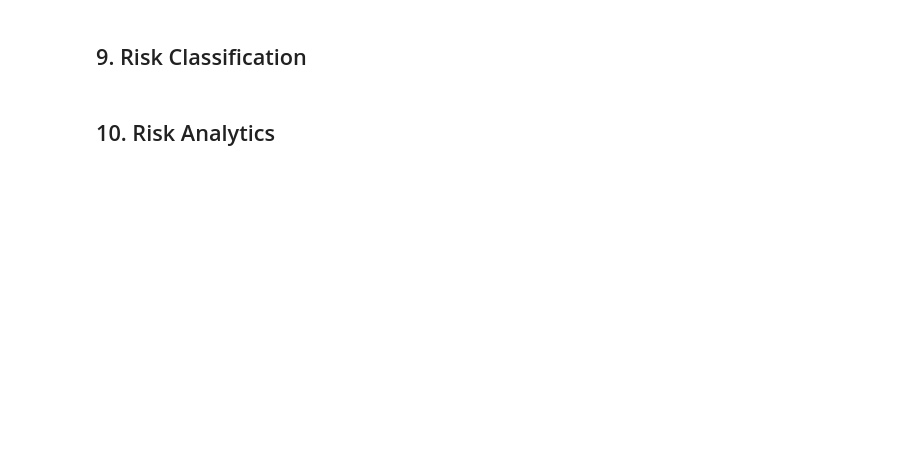
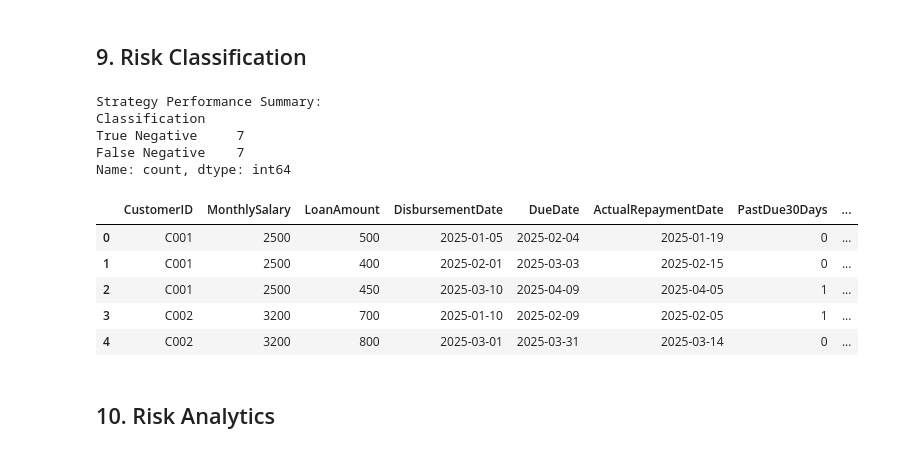
Before and after one commit to netsanetw/loan-risk-analysis, a Jupyter notebook: notebooks/analysis.ipynb, the cells around one changed output. Saved outputs shown, nothing was run; the diff lists cells and outputs as text; code cells hidden in the pictures; blank space fills up the shorter version.

```diff
--- a/notebooks/analysis.ipynb
+++ b/notebooks/analysis.ipynb
@@ -82,25 +152,38 @@ df_sim.head()
 # %% [markdown]
 ## 9. Risk Classification
 # %%
-# Add Rule-Based Approval
-df_sim["IsApproved_By_Rule"] = df_sim["LoanAmount"] <= df_sim["AllowedLimit"]
-
-# Define Actual Risk (mapped from 'ever_30dpd' in cleaning step or present in sim results)
-df_sim["Actual_Bad"] = df_sim["ever_30dpd"] == True
-
-# Classification logic
+df_sim = simulate(df)
+# 2. Sort and reset the index
+df_sim = df_sim.sort_values(['CustomerID', 'DisbursementDate']).reset_index(drop=True)
+# 3. Add the Classification Logic
 def classify(row):
-    if not row["IsApproved_By_Rule"] and row["Actual_Bad"]:
-        return "True Positive"
-    elif not row["IsApproved_By_Rule"] and not row["Actual_Bad"]:
-        return "False Positive"
-    elif row["IsApproved_By_Rule"] and row["Actual_Bad"]:
-        return "False Negative"
+    # Rule Reject? (Approved = False)
+    # Actual Good? (LatePayment = False)
+    if not row["Approved"] and row["LatePayment"]:
+        return "True Positive"   # Correctly caught a bad loan
+    elif not row["Approved"] and not row["LatePayment"]:
+        return "False Positive"  # Accidentally rejected a good loan
+    elif row["Approved"] and row["LatePayment"]:
+        return "False Negative"  # Approved a bad loan
     else:
-        return "True Negative"
-
+        return "True Negative"   # Approved a good loan
 df_sim["Classification"] = df_sim.apply(classify, axis=1)
-df_sim["Classification"].value_counts()
+# Review the top results and the summary
+print("Strategy Performance Summary:")
+print(df_sim["Classification"].value_counts())
+df_sim.head()
+# %% [output]
+Strategy Performance Summary:
+Classification
+True Negative     7
+False Negative    7
+Name: count, dtype: int64
+|  | CustomerID | MonthlySalary | LoanAmount | DisbursementDate | DueDate | ActualRepaymentDate | PastDue30Days | ... |
+| 0 | C001 | 2500 | 500 | 2025-01-05 | 2025-02-04 | 2025-01-19 | 0 | ... |
+| 1 | C001 | 2500 | 400 | 2025-02-01 | 2025-03-03 | 2025-02-15 | 0 | ... |
+| 2 | C001 | 2500 | 450 | 2025-03-10 | 2025-04-09 | 2025-04-05 | 1 | ... |
+| 3 | C002 | 3200 | 700 | 2025-01-10 | 2025-02-09 | 2025-02-05 | 1 | ... |
+| 4 | C002 | 3200 | 800 | 2025-03-01 | 2025-03-31 | 2025-03-14 | 0 | ... |
 # %% [markdown]
 ## 10. Risk Analytics
 # %%
```
Also changed, not shown: parts of 11 cells of this notebook, 11 other files.
